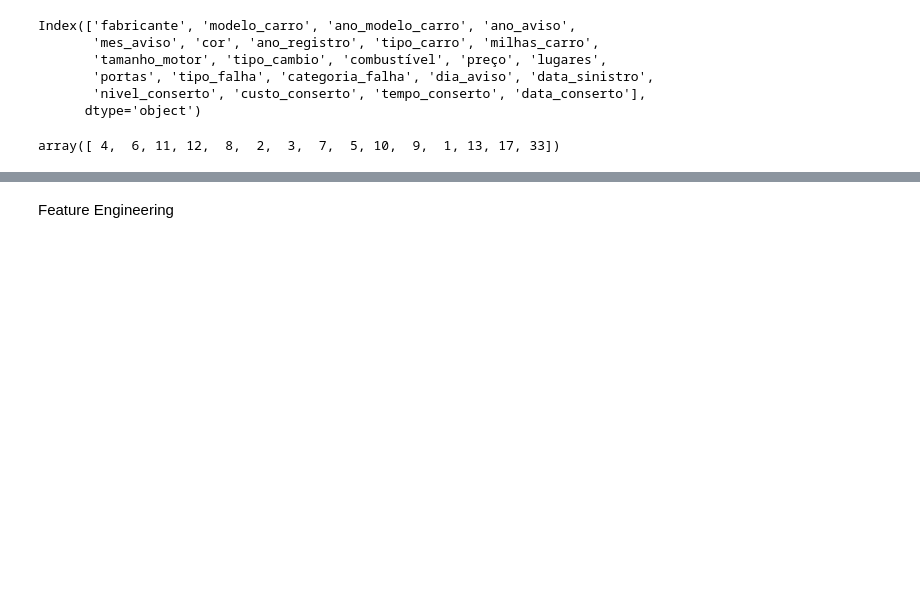
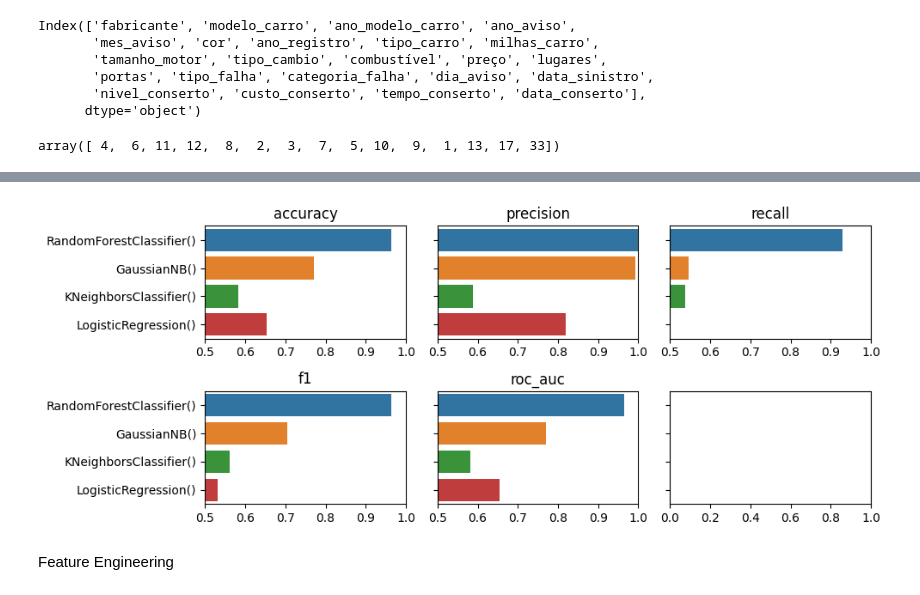
Before and after one commit to estevanmendes/data_science, a Jupyter notebook: EDA.ipynb, the cells around one changed output, grey strips where cells are left out. Cells and saved outputs as stored; diff of their text form; code cells hidden in the pictures; blank space fills up the shorter version.

```diff
--- a/EDA.ipynb
+++ b/EDA.ipynb
@@ -672,2 +142,0 @@ df[day_column].astype(float).astype(int).astype(str)\
-# %%
-df.drop(columns=["novo"],inplace=True)
@@ -697,3 +772,16 @@ plt.tight_layout()
+# %%
+import seaborn as sns
+fig,axs=plt.subplot_mosaic([["accuracy","precision","recall"],["f1","roc_auc","vazio"]],sharey=True,figsize=(10,4))
+for metric in ["accuracy","precision","recall","f1","roc_auc"]:
+    values=[]
+    for model in trainer.models:
+        values.append(metrics[str(model.model)][metric])
+    axs[metric].set_title(metric)
+    sns.barplot(x=values,y=[str(model.model) for model in trainer.models],ax=axs[metric])
+    axs[metric].set_xlim(0.5,1)
+plt.tight_layout()
+# %% [output]
+[figure, added]
 # %% [markdown]
 Feature Engineering
 # %% [markdown]
```
Also changed, not shown: parts of 41 cells of this notebook.
